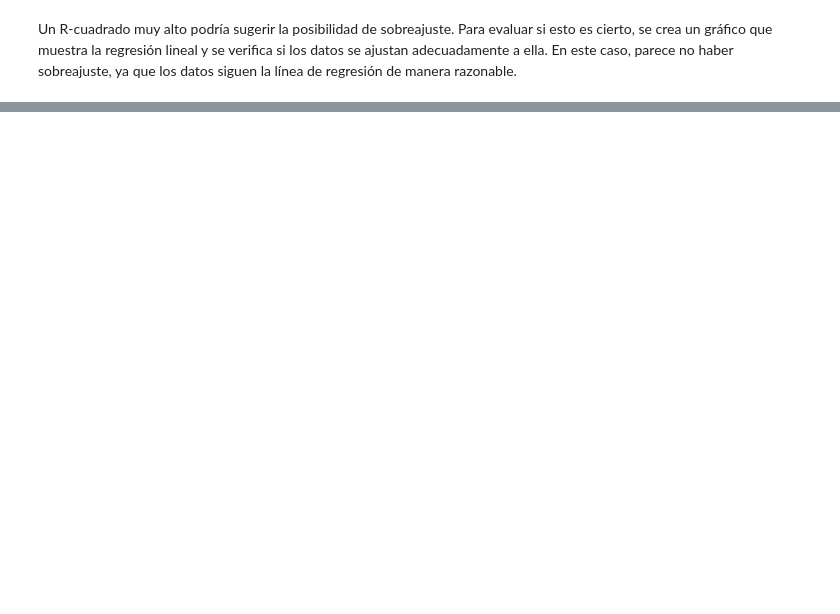
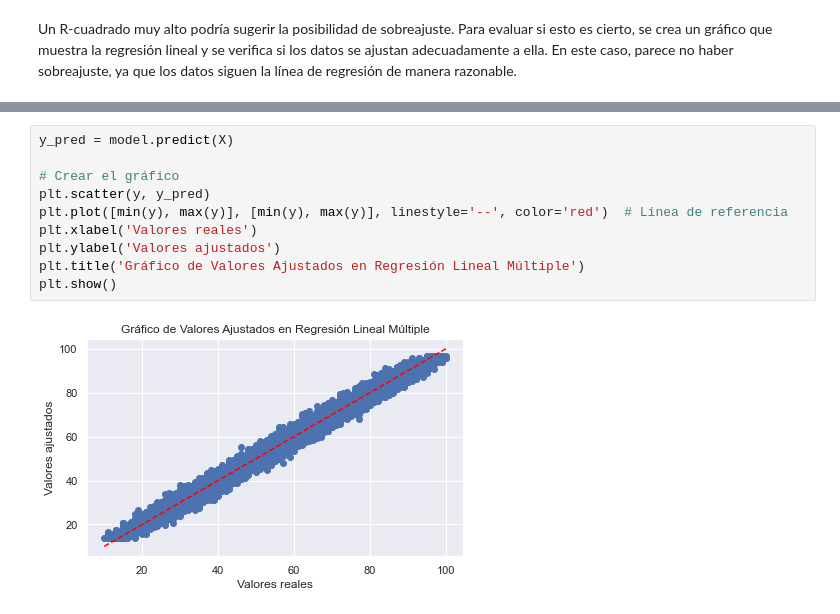
Before and after one commit to td2USA-20232/grupo1, a Jupyter notebook: test.ipynb, the cells around one changed output, grey strips where cells are left out. Cells and saved outputs as stored; diff of their text form; blank space fills up the shorter version.

```diff
--- a/test.ipynb
+++ b/test.ipynb
@@ -596,0 +588,12 @@ Un R-cuadrado muy alto podría sugerir la posibilidad de sobreajuste. Para evalu
+# %%
+y_pred = model.predict(X)
+
+# Crear el gráfico
+plt.scatter(y, y_pred)
+plt.plot([min(y), max(y)], [min(y), max(y)], linestyle='--', color='red')  # Línea de referencia
+plt.xlabel('Valores reales')
+plt.ylabel('Valores ajustados')
+plt.title('Gráfico de Valores Ajustados en Regresión Lineal Múltiple')
+plt.show()
+# %% [output]
+[figure, added]
```
Also changed, not shown: parts of 21 cells of this notebook.
